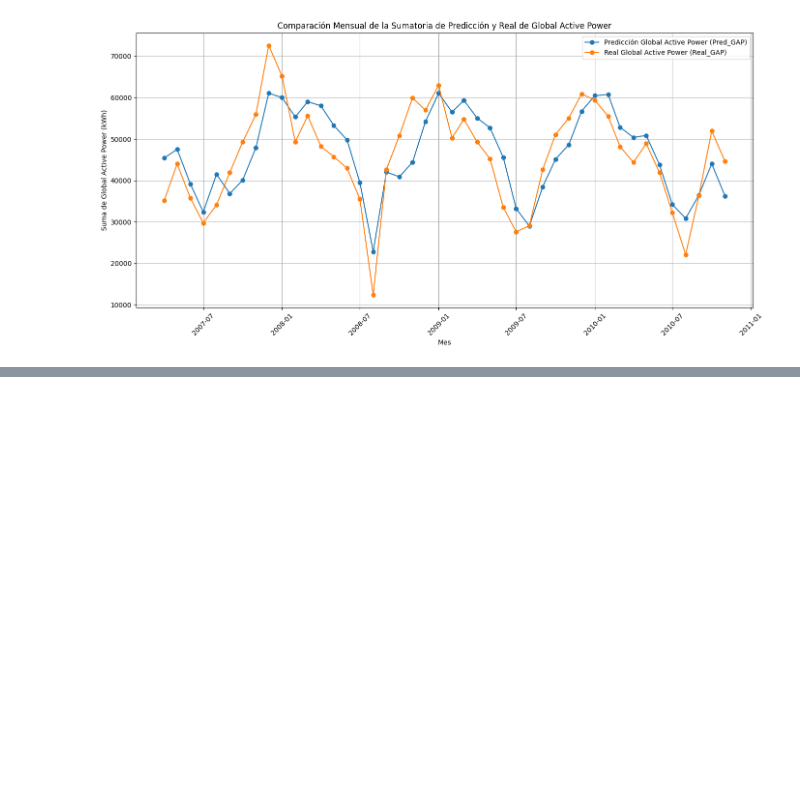
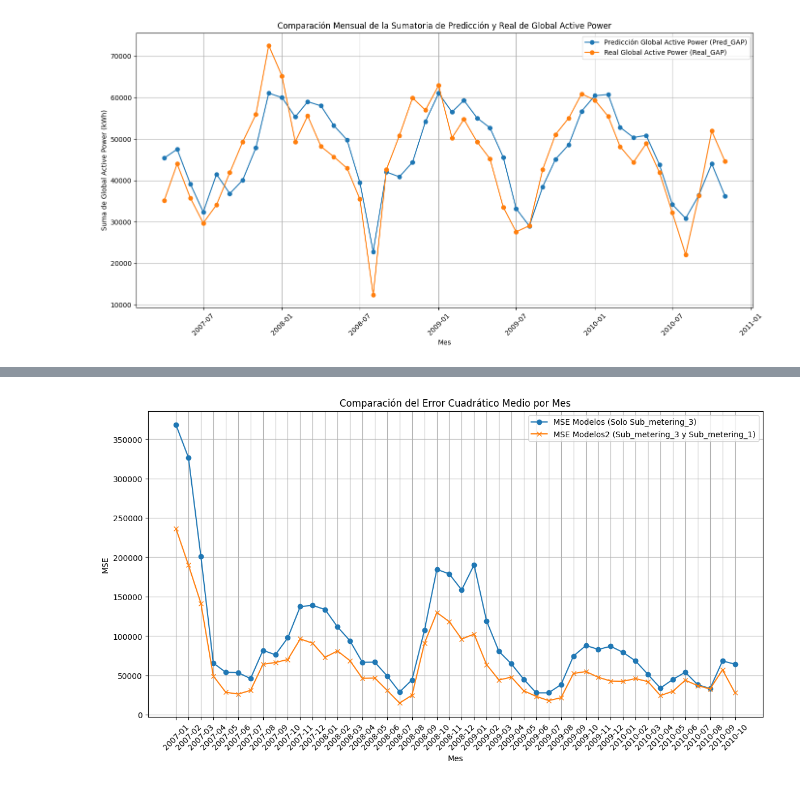
Before and after one commit to matgoni/Household_Power_Consumption, a Jupyter notebook: IHPC.ipynb, the cells around one changed output, grey strips where cells are left out. Saved outputs shown, nothing was run; the diff lists cells and outputs as text; code cells hidden in the pictures; blank space fills up the shorter version.

```diff
--- a/IHPC.ipynb
+++ b/IHPC.ipynb
@@ -450,0 +485,50 @@ plt.show()
+# %%
+errors = pd.DataFrame()
+
+start_date = pd.to_datetime('2007-01-01')
+end_date = pd.to_datetime('2010-12-31')
+current_date = start_date
+
+i = 0
+while current_date + pd.DateOffset(months=2) <= end_date and i < len(modelos) and i < len(modelos2):
+    # Seleccionar el rango de tres meses
+    three_months_data = daily_sum[current_date:current_date + pd.DateOffset(months=2)]
+
+    # Datos para las predicciones
+    X1 = three_months_data['Sub_metering_3'].values.reshape(-1, 1)
+    X2 = three_months_data[['Sub_metering_3', 'Sub_metering_1']].values
+    y_true = three_months_data['Global_active_power'].values
+
+    # Hacer predicciones
+    y_pred1 = modelos[i].predict(X1)
+    y_pred2 = modelos2[i].predict(X2)
+
+    # Calcular MSE
+    mse1 = np.mean((y_pred1 - y_true) ** 2)
+    mse2 = np.mean((y_pred2 - y_true) ** 2)
+
+    # Almacenar los errores en el DataFrame
+    temp_df = pd.DataFrame({
+        'month_year': [current_date.strftime('%Y-%m')],
+        'MSE_modelos': [mse1],
+        'MSE_modelos2': [mse2]
+    })
+    errors = pd.concat([errors, temp_df], ignore_index=True)
+
+    # Actualizar la fecha
+    current_date += pd.DateOffset(months=1)
+    i += 1
+
+# Graficar los errores
+plt.figure(figsize=(14, 7))
+plt.plot(errors['month_year'], errors['MSE_modelos'], label='MSE Modelos (Solo Sub_metering_3)', marker='o')
+plt.plot(errors['month_year'], errors['MSE_modelos2'], label='MSE Modelos2 (Sub_metering_3 y Sub_metering_1)', marker='x')
+plt.title('Comparación del Error Cuadrático Medio por Mes')
+plt.xlabel('Mes')
+plt.ylabel('MSE')
+plt.legend()
+plt.grid(True)
+plt.xticks(rotation=45)
+plt.show()
+# %% [output]
+[figure, added]
```
Also changed, not shown: parts of 56 cells of this notebook.
